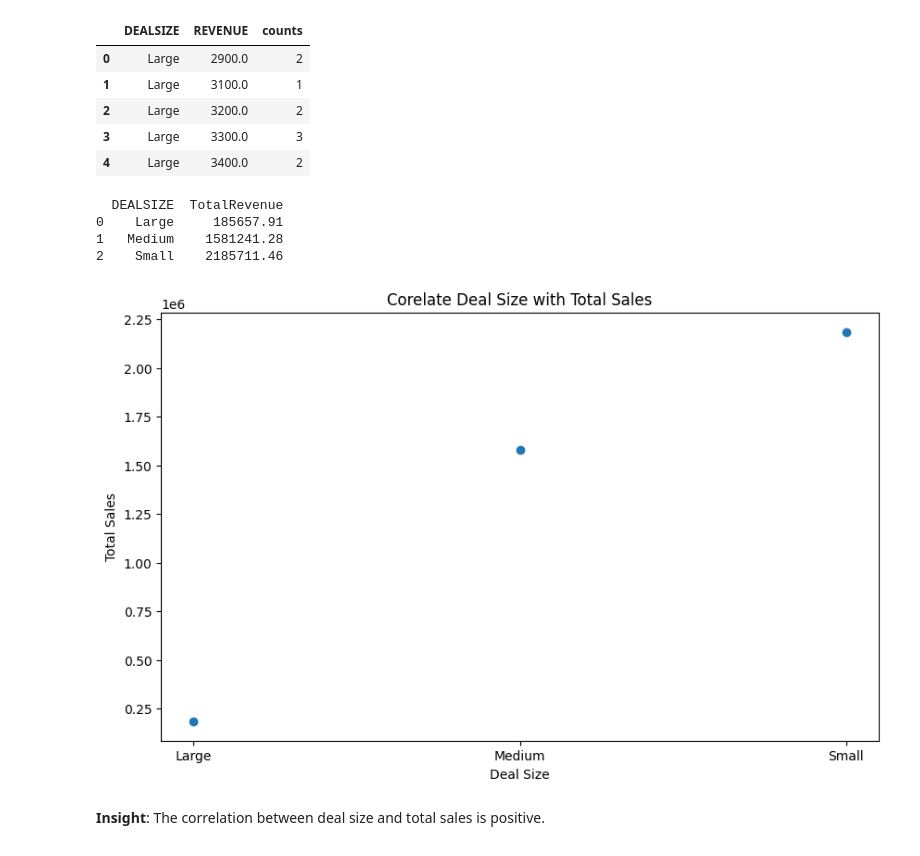
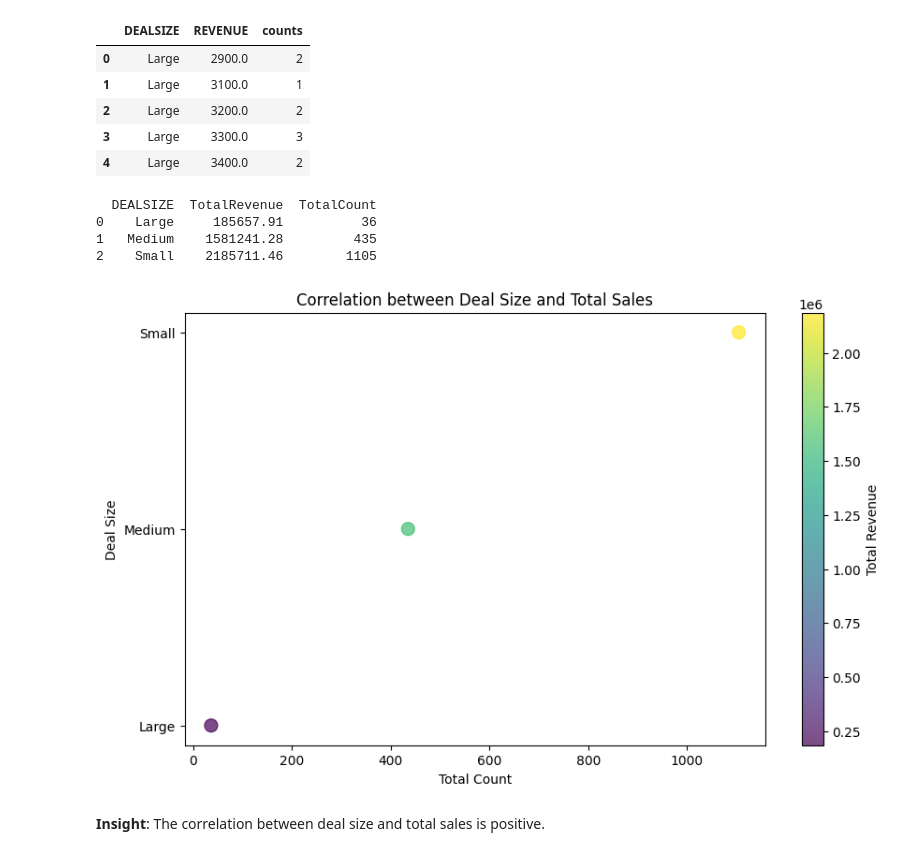
Before and after one commit to lintangiqhtiar/Data-Analitycs, a Jupyter notebook: Sales_Data_Performance.ipynb, the cells around one changed output. Drawn from its saved outputs; the diff is of its cells as text; code cells hidden in the pictures.

```diff
--- a/Sales_Data_Performance.ipynb
+++ b/Sales_Data_Performance.ipynb
@@ -328,25 +330,42 @@ data_corelate.head()
 | 2 | Large | 3200.0 | 2 |
 | 3 | Large | 3300.0 | 3 |
 | 4 | Large | 3400.0 | 2 |
-# %%
-total_revenue_per_jenis = data_corelate.groupby('DEALSIZE')['REVENUE'].sum().reset_index(name='TotalRevenue')
-print(total_revenue_per_jenis)
-# %% [output]
-  DEALSIZE  TotalRevenue
-0    Large     185657.91
-1   Medium    1581241.28
-2    Small    2185711.46
-# %%
-plt.figure(figsize=(10,6))
-plt.scatter(total_revenue_per_jenis['DEALSIZE'], total_revenue_per_jenis['TotalRevenue'])
-
-#add title and label
-plt.xlabel('Deal Size')
-plt.ylabel('Total Sales')
-plt.title('Corelate Deal Size with Total Sales')
-plt.show()
-# %% [output]
-[figure, removed]
+# %%
+# Mengelompokkan data berdasarkan 'DEALSIZE' dan menghitung total pendapatan
+total_revenue_per_jenis = data_corelate.groupby('DEALSIZE')['REVENUE'].sum().reset_index(name='TotalRevenue')
+
+# Menghitung jumlah total per 'DEALSIZE'
+total_count_per_jenis = data_corelate.groupby('DEALSIZE').size().reset_index(name='TotalCount')
+
+# Menggabungkan kedua DataFrame berdasarkan 'DEALSIZE'
+result = total_revenue_per_jenis.merge(total_count_per_jenis, on='DEALSIZE')
+
+# Menampilkan hasil
+print(result)
+# %% [output]
+  DEALSIZE  TotalRevenue  TotalCount
+0    Large     185657.91          36
+1   Medium    1581241.28         435
+2    Small    2185711.46        1105
+# %%
+plt.figure(figsize=(10, 6))
+
+# Menggunakan warna untuk mewakili TotalRevenue
+scatter = plt.scatter(result['TotalCount'], result['DEALSIZE'], c=result['TotalRevenue'], cmap='viridis', s=100, alpha=0.7)
+
+# Menambahkan title dan label
+plt.xlabel('Total Count')
+plt.ylabel('Deal Size')
+plt.title('Correlation between Deal Size and Total Sales')
+
+# Menambahkan color bar untuk menunjukkan TotalRevenue
+colorbar = plt.colorbar(scatter)
+colorbar.set_label('Total Revenue')
+
+# Menampilkan plot
+plt.show()
+# %% [output]
+[figure, added]
 # %% [markdown]
 **Insight**: The correlation between deal size and total sales is positive.
 # %% [markdown]
```
Also changed, not shown: parts of 5 cells of this notebook.
